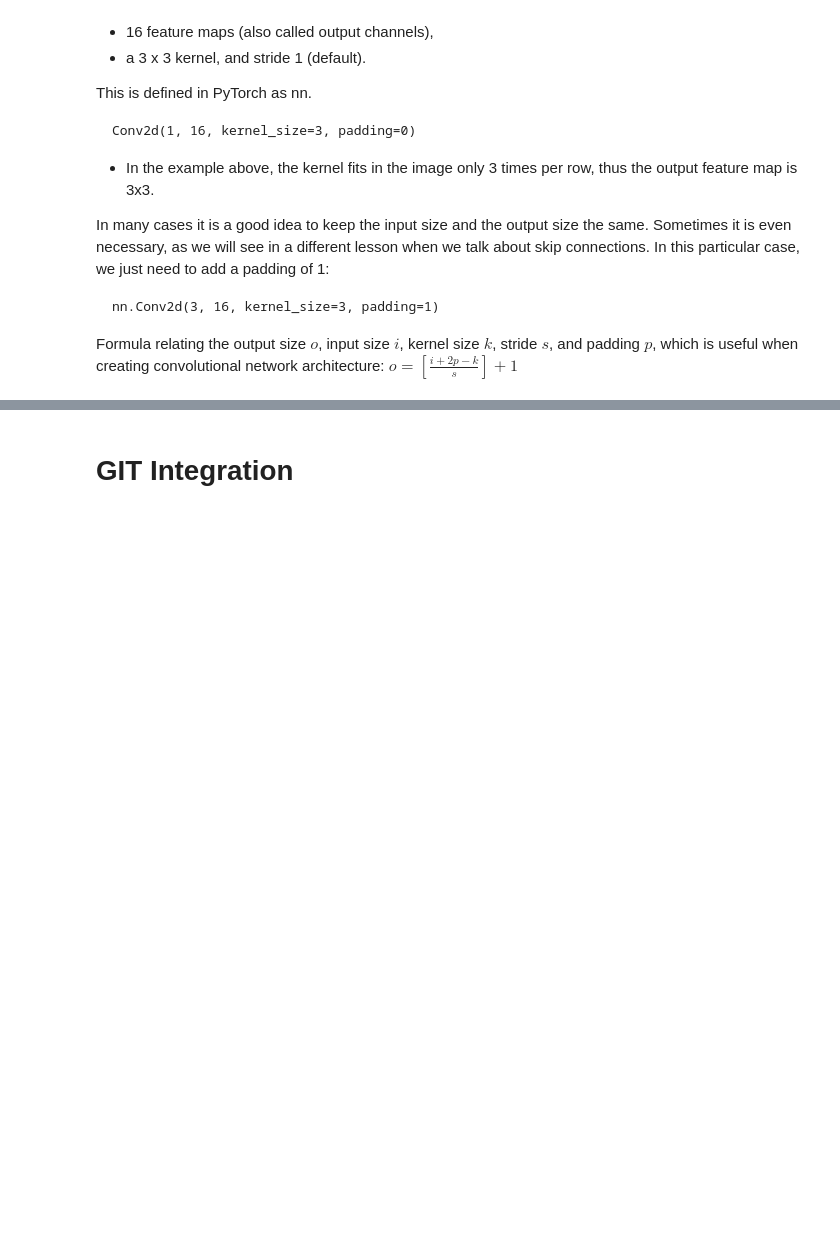
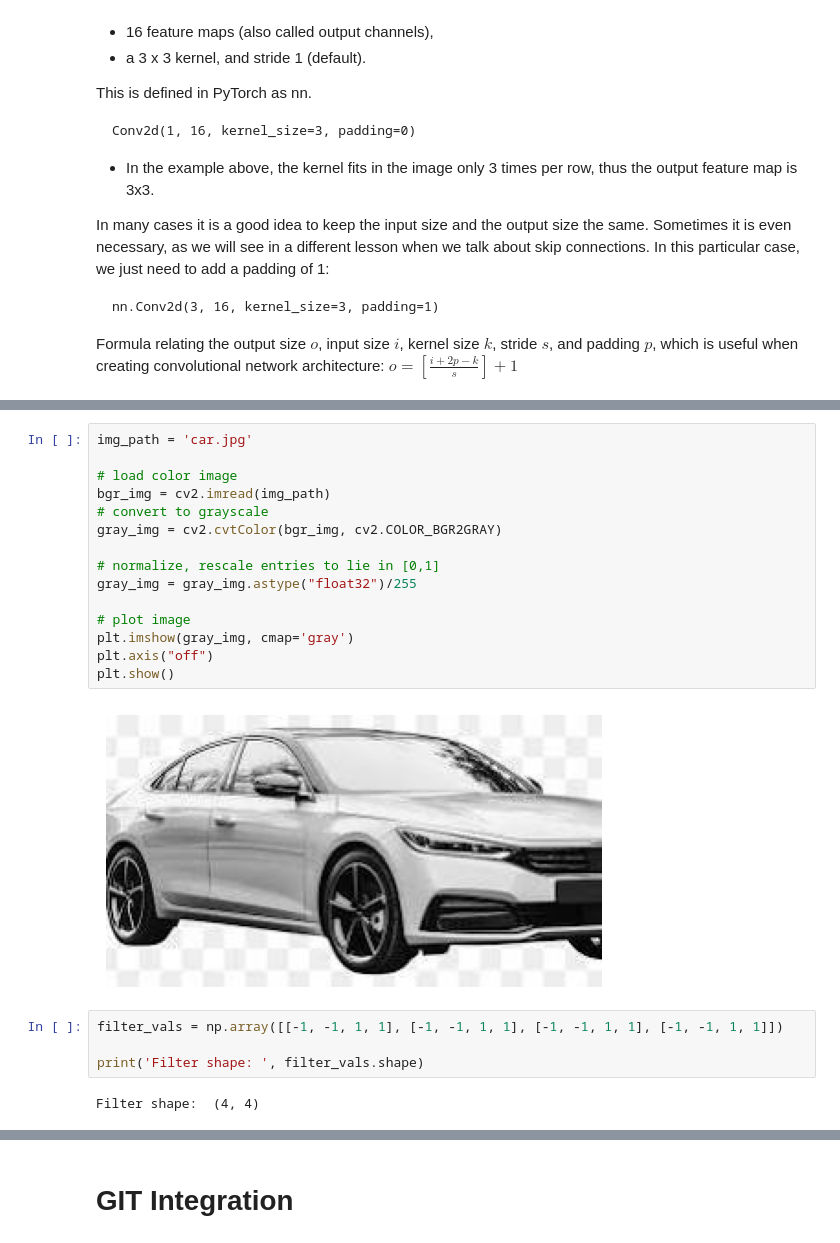
Before and after one commit to omogbolahan94/CNN, a Jupyter notebook: DL-Udacity-AWS-CNN.ipynb, the cells around one changed output, grey strips where cells are left out. Cells and saved outputs as stored; diff of their text form; blank space fills up the shorter version.

```diff
--- a/DL-Udacity-AWS-CNN.ipynb
+++ b/DL-Udacity-AWS-CNN.ipynb
@@ -493,0 +507,23 @@ $o = [\frac{i + 2p - k}{s}] + 1$
+# %%
+img_path = 'car.jpg'
+
+# load color image
+bgr_img = cv2.imread(img_path)
+# convert to grayscale
+gray_img = cv2.cvtColor(bgr_img, cv2.COLOR_BGR2GRAY)
+
+# normalize, rescale entries to lie in [0,1]
+gray_img = gray_img.astype("float32")/255
+
+# plot image
+plt.imshow(gray_img, cmap='gray')
+plt.axis("off")
+plt.show()
+# %% [output]
+[figure, added]
+# %%
+filter_vals = np.array([[-1, -1, 1, 1], [-1, -1, 1, 1], [-1, -1, 1, 1], [-1, -1, 1, 1]])
+
+print('Filter shape: ', filter_vals.shape)
+# %% [output]
+Filter shape:  (4, 4)
```
Also changed, not shown: parts of 22 cells of this notebook.
